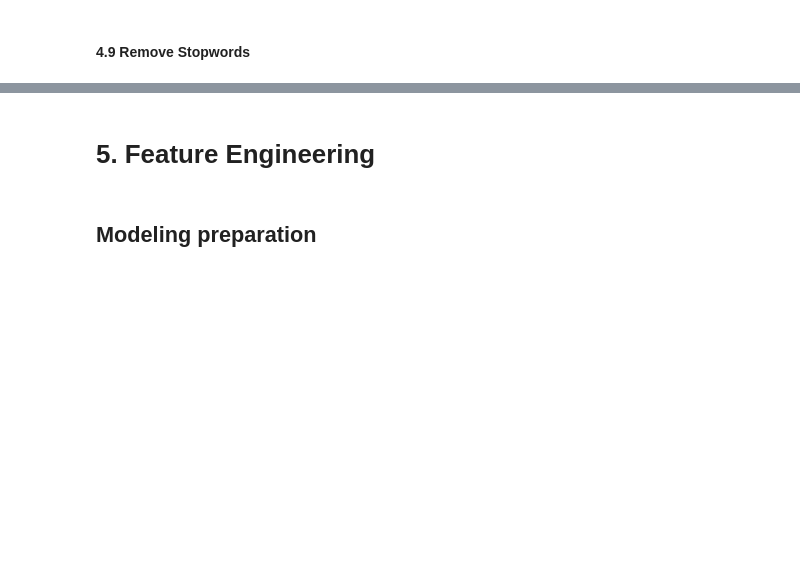
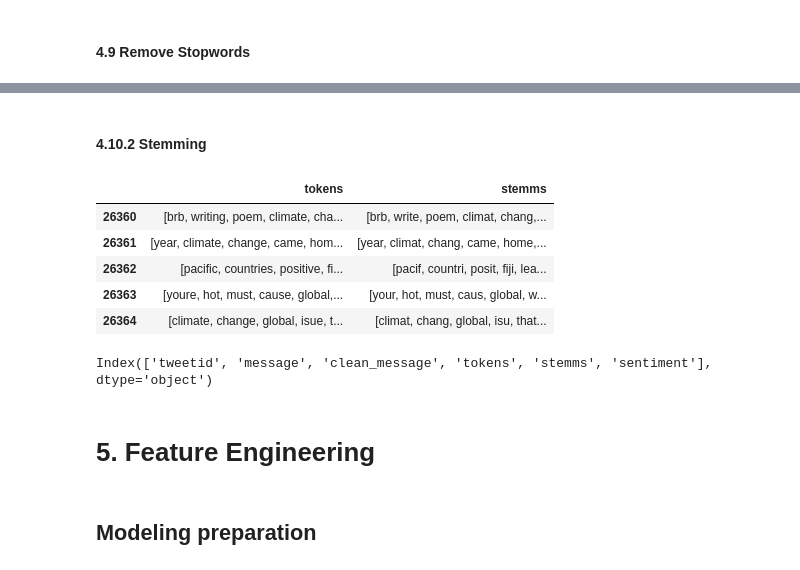
Before and after one commit to Sonkhe-Shongwe/Classification-Sprint-2307FTDS-Team-JL2, a Jupyter notebook: Classification_Sprint_2307FTDS_Team_JL2.ipynb, the cells around one changed output, grey strips where cells are left out. Saved outputs shown, nothing was run; the diff lists cells and outputs as text; code cells hidden in the pictures; blank space fills up the shorter version.

```diff
--- a/Classification_Sprint_2307FTDS_Team_JL2.ipynb
+++ b/Classification_Sprint_2307FTDS_Team_JL2.ipynb
@@ -344,2 +403,30 @@ df_combined['clean_message'] = df_combined['clean_message'].apply(lambda text: c
+# %% [markdown]
+#### 4.10.2 Stemming
+# %%
+# Function to perform stemming on a sentence
+def stem_sentence(sentence):
+    stemmer = PorterStemmer()
+    tokens = word_tokenize(sentence)
+    stemmed_tokens = [stemmer.stem(word) for word in tokens]
+    return ' '.join(stemmed_tokens)
+# %%
+# Apply stemming to the 'tokens' column in df_combined
+df_combined['stemms'] = df_combined['tokens'].apply(lambda tokens: [stem_sentence(token) for token in tokens])
+
+# Reorder columns to have 'stemms' next to 'tokens'
+df_combined = df_combined[['tweetid','message','clean_message', 'tokens', 'stemms','sentiment']]
+# %%
+df_combined[['tokens', 'stemms']].tail()
+# %% [output]
+|  | tokens | stemms |
+| 26360 | [brb, writing, poem, climate, cha... | [brb, write, poem, climat, chang,... |
+| 26361 | [year, climate, change, came, hom... | [year, climat, chang, came, home,... |
+| 26362 | [pacific, countries, positive, fi... | [pacif, countri, posit, fiji, lea... |
+| 26363 | [youre, hot, must, cause, global,... | [your, hot, must, caus, global, w... |
+| 26364 | [climate, change, global, isue, t... | [climat, chang, global, isu, that... |
+# %%
+df_combined.columns
+# %% [output]
+Index(['tweetid', 'message', 'clean_message', 'tokens', 'stemms', 'sentiment'], dtype='object')
 # %% [markdown]
 # 5. Feature Engineering
```
Also changed, not shown: parts of 11 cells of this notebook.
